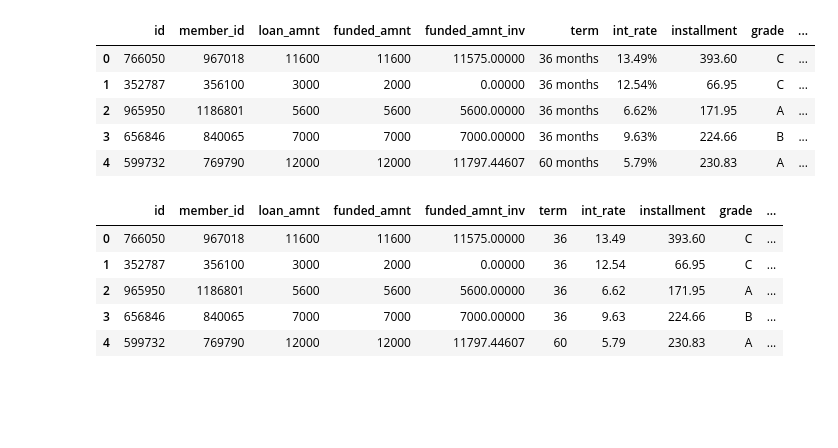
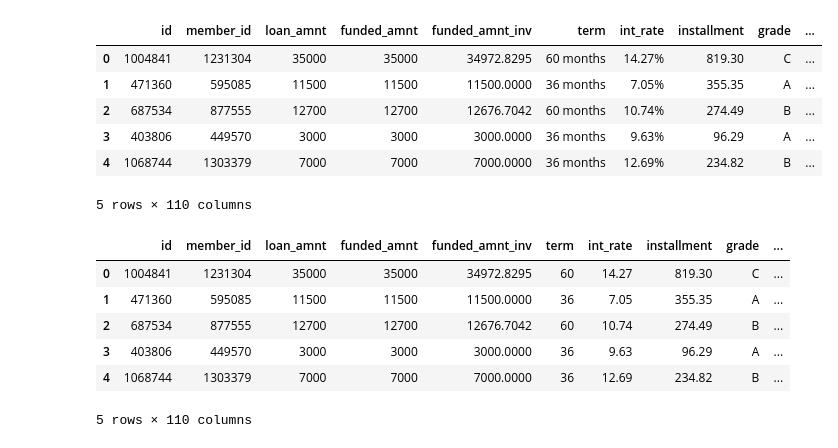
Before and after one commit to lemmingy/My_pipelines, a Jupyter notebook: lightgbm.ipynb, the cells around one changed output. Cells and saved outputs as stored; diff of their text form; code cells hidden in the pictures; blank space fills up the shorter version.

```diff
--- a/lightgbm.ipynb
+++ b/lightgbm.ipynb
@@ -2,8 +2,9 @@
 import pandas as pd
 import sweetviz as sv
 import numpy as np
+import warnings
+warnings.filterwarnings("ignore")
 from sklearn.model_selection import train_test_split
-# read_date
 
 # increase column number display in pandas
 pd.set_option('display.max_columns', 100)
@@ -11,12 +12,7 @@ pd.set_option('display.max_columns', 100)
 def read_csv():
     # read csv and parse dates column to datetime
     df = pd.read_csv("loan.csv", parse_dates=['issue_d'])
-    # delete columns which has more than 50% missing values
-    df = df.dropna(thresh=len(df)/2, axis=1)
-    # check columns which has same values of 90% data and delete it.
-    for col in df.columns:
-        if df[col].value_counts().iloc[0] > len(df)*0.9:
-            df = df.drop(col, axis=1)
+
     return df
 
 def make_train_test(df):
@@ -32,11 +28,12 @@ def make_train_test(df):
     y_test.reset_index(drop=True, inplace=True)
     return X_train, X_test, y_train, y_test
 
+
 df = read_csv()
 X_train, X_test, y_train, y_test = make_train_test(df)
 
 # # check data by sweetviz
-# my_report = sv.analyze(df)
+# my_report = sv.analyze(X_train)
 # my_report.show_html() # Default arguments will generate to "SWEETVIZ_REPORT.html"
 
 X_train.head()
@@ -44,7 +43,8 @@ X_train.head()
 |  | id | member_id | loan_amnt | funded_amnt | funded_amnt_inv | term | int_rate | installment | grade | ... |
-| 0 | 766050 | 967018 | 11600 | 11600 | 11575.00000 | 36 months | 13.49% | 393.60 | C | ... |
-| 1 | 352787 | 356100 | 3000 | 2000 | 0.00000 | 36 months | 12.54% | 66.95 | C | ... |
-| 2 | 965950 | 1186801 | 5600 | 5600 | 5600.00000 | 36 months | 6.62% | 171.95 | A | ... |
-| 3 | 656846 | 840065 | 7000 | 7000 | 7000.00000 | 36 months | 9.63% | 224.66 | B | ... |
-| 4 | 599732 | 769790 | 12000 | 12000 | 11797.44607 | 60 months | 5.79% | 230.83 | A | ... |
+| 0 | 1004841 | 1231304 | 35000 | 35000 | 34972.8295 | 60 months | 14.27% | 819.30 | C | ... |
+| 1 | 471360 | 595085 | 11500 | 11500 | 11500.0000 | 36 months | 7.05% | 355.35 | A | ... |
+| 2 | 687534 | 877555 | 12700 | 12700 | 12676.7042 | 60 months | 10.74% | 274.49 | B | ... |
+| 3 | 403806 | 449570 | 3000 | 3000 | 3000.0000 | 36 months | 9.63% | 96.29 | A | ... |
+| 4 | 1068744 | 1303379 | 7000 | 7000 | 7000.0000 | 36 months | 12.69% | 234.82 | B | ... |
+5 rows × 110 columns
 # %%
@@ -57,5 +77,5 @@ class base():
 # %%
-class preprocess_features(base):
+class PreprocessFeatures(Base):
     def transform_term(self, input_df):
         output_df = pd.DataFrame()
         output_df['converted_term'] = input_df['term'].str.replace('months', '').astype(int)
@@ -77,17 +97,18 @@ class preprocess_features(base):
         input_df["revol_util"] = self.transform_revol_util(input_df)
         return input_df
 
-preprocess = preprocess_features()
+preprocess = PreprocessFeatures()
 X_train = preprocess.fit(X_train)
 X_test = preprocess.transform(X_test)
 X_train.head()
 # %% [output]
 |  | id | member_id | loan_amnt | funded_amnt | funded_amnt_inv | term | int_rate | installment | grade | ... |
-| 0 | 766050 | 967018 | 11600 | 11600 | 11575.00000 | 36 | 13.49 | 393.60 | C | ... |
-| 1 | 352787 | 356100 | 3000 | 2000 | 0.00000 | 36 | 12.54 | 66.95 | C | ... |
-| 2 | 965950 | 1186801 | 5600 | 5600 | 5600.00000 | 36 | 6.62 | 171.95 | A | ... |
-| 3 | 656846 | 840065 | 7000 | 7000 | 7000.00000 | 36 | 9.63 | 224.66 | B | ... |
-| 4 | 599732 | 769790 | 12000 | 12000 | 11797.44607 | 60 | 5.79 | 230.83 | A | ... |
+| 0 | 1004841 | 1231304 | 35000 | 35000 | 34972.8295 | 60 | 14.27 | 819.30 | C | ... |
+| 1 | 471360 | 595085 | 11500 | 11500 | 11500.0000 | 36 | 7.05 | 355.35 | A | ... |
+| 2 | 687534 | 877555 | 12700 | 12700 | 12676.7042 | 60 | 10.74 | 274.49 | B | ... |
+| 3 | 403806 | 449570 | 3000 | 3000 | 3000.0000 | 36 | 9.63 | 96.29 | A | ... |
+| 4 | 1068744 | 1303379 | 7000 | 7000 | 7000.0000 | 36 | 12.69 | 234.82 | B | ... |
+5 rows × 110 columns
 # %%
 import category_encoders as ce
 
```
Also changed, not shown: parts of 8 cells of this notebook.
